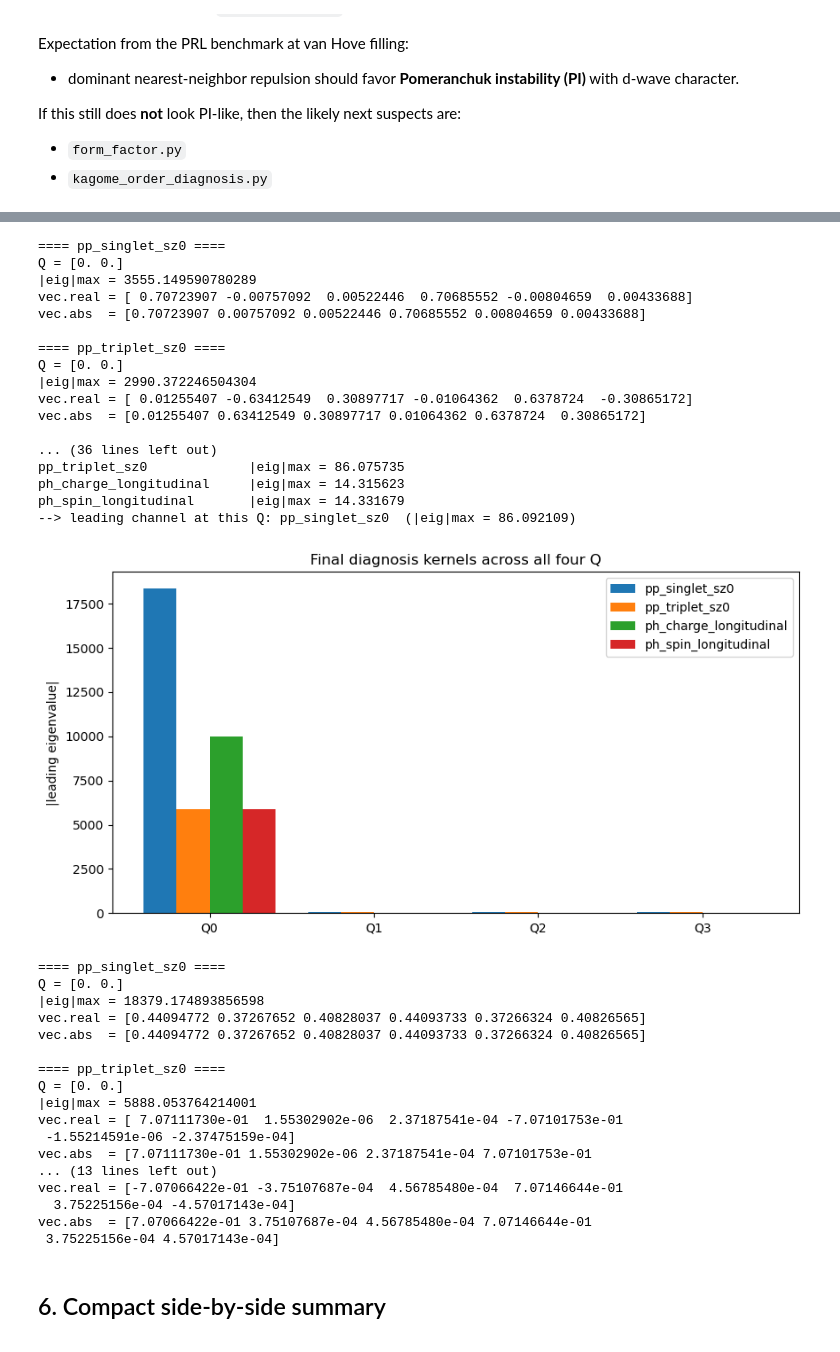
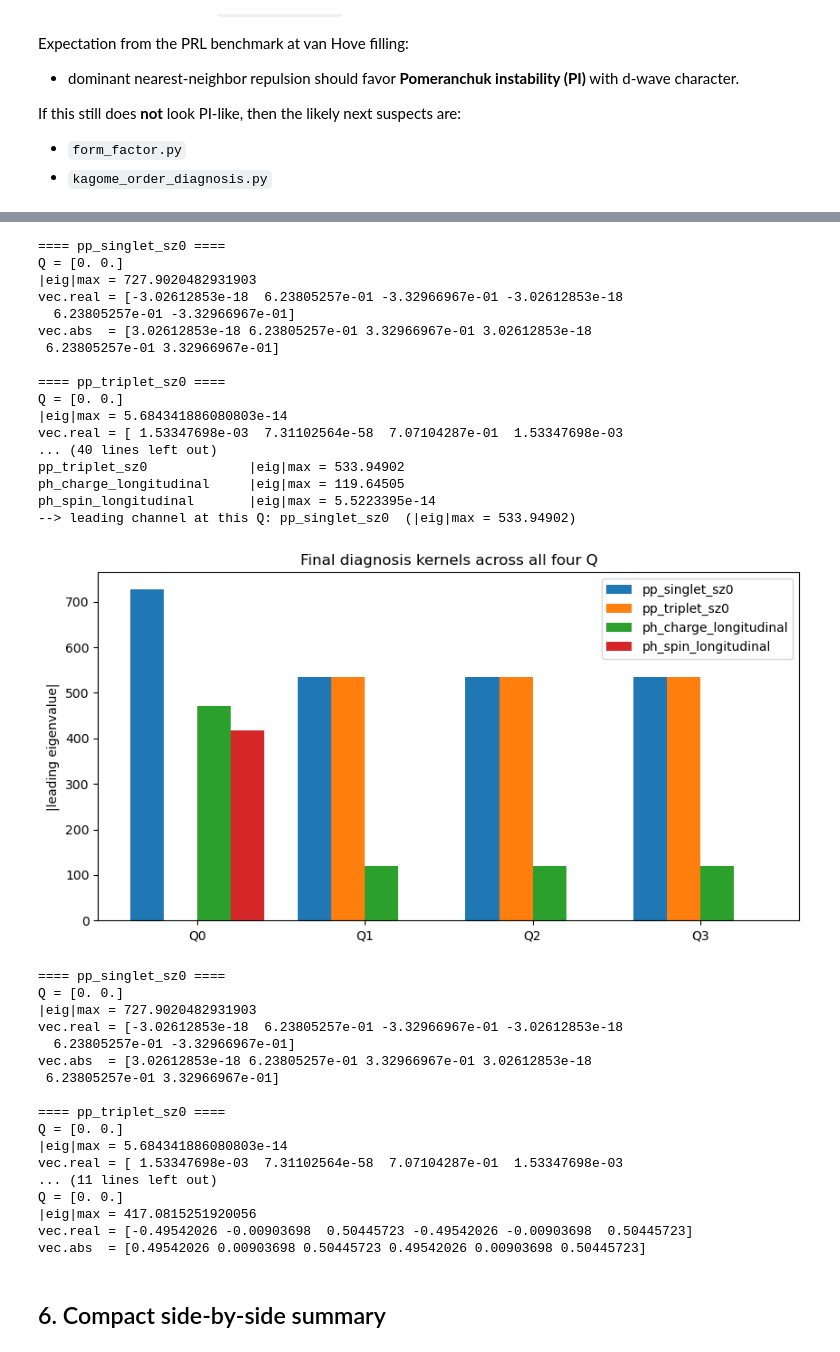
Before and after one commit to Mio826/functional-RG-Kagome-, a Jupyter notebook: kagome_frg_pipeline_handsetpatch.ipynb, the cells around one changed output, grey strips where cells are left out. Cells and saved outputs as stored; diff of their text form; code cells hidden in the pictures.

```diff
--- a/kagome_frg_pipeline_handsetpatch.ipynb
+++ b/kagome_frg_pipeline_handsetpatch.ipynb
@@ -68,8 +68,8 @@ LOCAL_BAND_INDEX = 1   # dispersive band crossing mu=0
 
 # ---------- flow ----------
 FLOW_KWARGS = dict(
-    T_start=2,
-    T_stop=0.2,
+    T_start=1,
+    T_stop=0.001,
     n_steps=300,
     nfreq=10,
     diagnose_every=10,
@@ -362,5 +362,5 @@ Expectation from the PRL benchmark at van Hove filling:
 - dominant onsite interaction should favor **ferromagnetism (FM)**.
 # %%
 
-fm_result = run_case("FM benchmark", U=6.0, V=6.0, flow_kwargs=FLOW_KWARGS)
+fm_result = run_case("FM benchmark", U=6.0, V=.0, flow_kwargs=FLOW_KWARGS)
 # %% [output]
@@ -517,5 +517,5 @@ If this still does **not** look PI-like, then the likely next suspects are:
 - `kagome_order_diagnosis.py`
 # %%
 
-pi_result = run_case("PI benchmark", U=0.0, V=10.0, flow_kwargs=FLOW_KWARGS)
+pi_result = run_case("PI benchmark", U=6.0, V=6.0, flow_kwargs=FLOW_KWARGS)
 # %% [output]
@@ -556,7 +556,7 @@ for name in ["pp_singlet_sz0", "pp_triplet_sz0", "ph_charge_longitudinal", "ph_s
     print("vec.abs  =", np.abs(vecs[:, 0]))
 
 # 你现在 flow_kwargs 里已经有 diagnosis_Qs
-Qs_to_check = FLOW_KWARGS["diagnosis_Qs"]
+Qs_to_check = FLOW_KWARGS["diagnosis_Qs"] + 1*np.array([np.pi, np.pi/np.sqrt(3)]) +np.array([0,2*np.pi/np.sqrt(3)])
 
 channels_to_check = [
     "pp_singlet_sz0",
@@ -564,7 +564,7 @@ channels_to_check = [
     "ph_charge_longitudinal",
     "ph_spin_longitudinal",
 ]
-solver = fm_result["solver"]
+solver = pi_result["solver"]
 print("===== Final-state diagnosis across all Q =====")
 for i, Q in enumerate(Qs_to_check):
     Q = np.asarray(Q, dtype=float)
@@ -620,63 +620,63 @@ plt.bar(x - 1.5*width, pp_s, width, label="pp_singlet_sz0")
 plt.bar(x - 0.5*width, pp_t, width, label="pp_triplet_sz0")
 plt.bar(x + 0.5*width, ph_c, width, label="ph_charge_longitudinal")
 plt.bar(x + 1.5*width, ph_s, width, label="ph_spin_longitudinal")
 
 plt.xticks(x, labels)
 plt.ylabel("|leading eigenvalue|")
 plt.title("Final diagnosis kernels across all four Q")
 plt.legend()
 plt.show()
 # solver = fm_result["solver"]
 Q = np.array([0.0, 0.0])
 kernels = solver.build_diagnosis_kernel_dict(Q)
 # for name, k in kernels.items():
 #     vals, vecs = k.eig(sort_by="abs")
 #     print(f"{name:25s}  |eig|max = {abs(vals[0]):.6g}")
 
 for name in ["pp_singlet_sz0", "pp_triplet_sz0", "ph_charge_longitudinal", "ph_spin_longitudinal"]:
     k = kernels[name]
     vals, vecs = k.eig(sort_by="abs")
     print(f"\n==== {name} ====")
     print("Q =", k.Q)
     print("|eig|max =", abs(vals[0]))
     print("vec.real =", np.real(vecs[:, 0]))
     print("vec.abs  =", np.abs(vecs[:, 0]))
 # %% [output]
 ==== pp_singlet_sz0 ====
 Q = [0. 0.]
-|eig|max = 3555.149590780289
-vec.real = [ 0.70723907 -0.00757092  0.00522446  0.70685552 -0.00804659  0.00433688]
-vec.abs  = [0.70723907 0.00757092 0.00522446 0.70685552 0.00804659 0.00433688]
+|eig|max = 727.9020482931903
+vec.real = [-3.02612853e-18  6.23805257e-01 -3.32966967e-01 -3.02612853e-18
+  6.23805257e-01 -3.32966967e-01]
+vec.abs  = [3.02612853e-18 6.23805257e-01 3.32966967e-01 3.02612853e-18
+ 6.23805257e-01 3.32966967e-01]
 
 ==== pp_triplet_sz0 ====
 Q = [0. 0.]
-|eig|max = 2990.372246504304
-vec.real = [ 0.01255407 -0.63412549  0.30897717 -0.01064362  0.6378724  -0.30865172]
-vec.abs  = [0.01255407 0.63412549 0.30897717 0.01064362 0.6378724  0.30865172]
-
-... (36 lines left out)
-pp_triplet_sz0             |eig|max = 86.075735
-ph_charge_longitudinal     |eig|max = 14.315623
-ph_spin_longitudinal       |eig|max = 14.331679
---> leading channel at this Q: pp_singlet_sz0  (|eig|max = 86.092109)
+|eig|max = 5.684341886080803e-14
+vec.real = [ 1.53347698e-03  7.31102564e-58  7.07104287e-01  1.53347698e-03
+... (40 lines left out)
+pp_triplet_sz0             |eig|max = 533.94902
+ph_charge_longitudinal     |eig|max = 119.64505
+ph_spin_longitudinal       |eig|max = 5.5223395e-14
+--> leading channel at this Q: pp_singlet_sz0  (|eig|max = 533.94902)
-[figure, old version]
+[figure, new version]
 ==== pp_singlet_sz0 ====
 Q = [0. 0.]
-|eig|max = 18379.174893856598
-vec.real = [0.44094772 0.37267652 0.40828037 0.44093733 0.37266324 0.40826565]
-vec.abs  = [0.44094772 0.37267652 0.40828037 0.44093733 0.37266324 0.40826565]
+|eig|max = 727.9020482931903
+vec.real = [-3.02612853e-18  6.23805257e-01 -3.32966967e-01 -3.02612853e-18
+  6.23805257e-01 -3.32966967e-01]
+vec.abs  = [3.02612853e-18 6.23805257e-01 3.32966967e-01 3.02612853e-18
+ 6.23805257e-01 3.32966967e-01]
 
 ==== pp_triplet_sz0 ====
 Q = [0. 0.]
-|eig|max = 5888.053764214001
-vec.real = [ 7.07111730e-01  1.55302902e-06  2.37187541e-04 -7.07101753e-01
- -1.55214591e-06 -2.37475159e-04]
-vec.abs  = [7.07111730e-01 1.55302902e-06 2.37187541e-04 7.07101753e-01
-... (13 lines left out)
-vec.real = [-7.07066422e-01 -3.75107687e-04  4.56785480e-04  7.07146644e-01
-  3.75225156e-04 -4.57017143e-04]
-vec.abs  = [7.07066422e-01 3.75107687e-04 4.56785480e-04 7.07146644e-01
- 3.75225156e-04 4.57017143e-04]
+|eig|max = 5.684341886080803e-14
+vec.real = [ 1.53347698e-03  7.31102564e-58  7.07104287e-01  1.53347698e-03
+... (11 lines left out)
+Q = [0. 0.]
+|eig|max = 417.0815251920056
+vec.real = [-0.49542026 -0.00903698  0.50445723 -0.49542026 -0.00903698  0.50445723]
+vec.abs  = [0.49542026 0.00903698 0.50445723 0.49542026 0.00903698 0.50445723]
 # %% [markdown]
 ## 6. Compact side-by-side summary
 # %%
```
Also changed, not shown: parts of 3 cells of this notebook, 3 other files.
